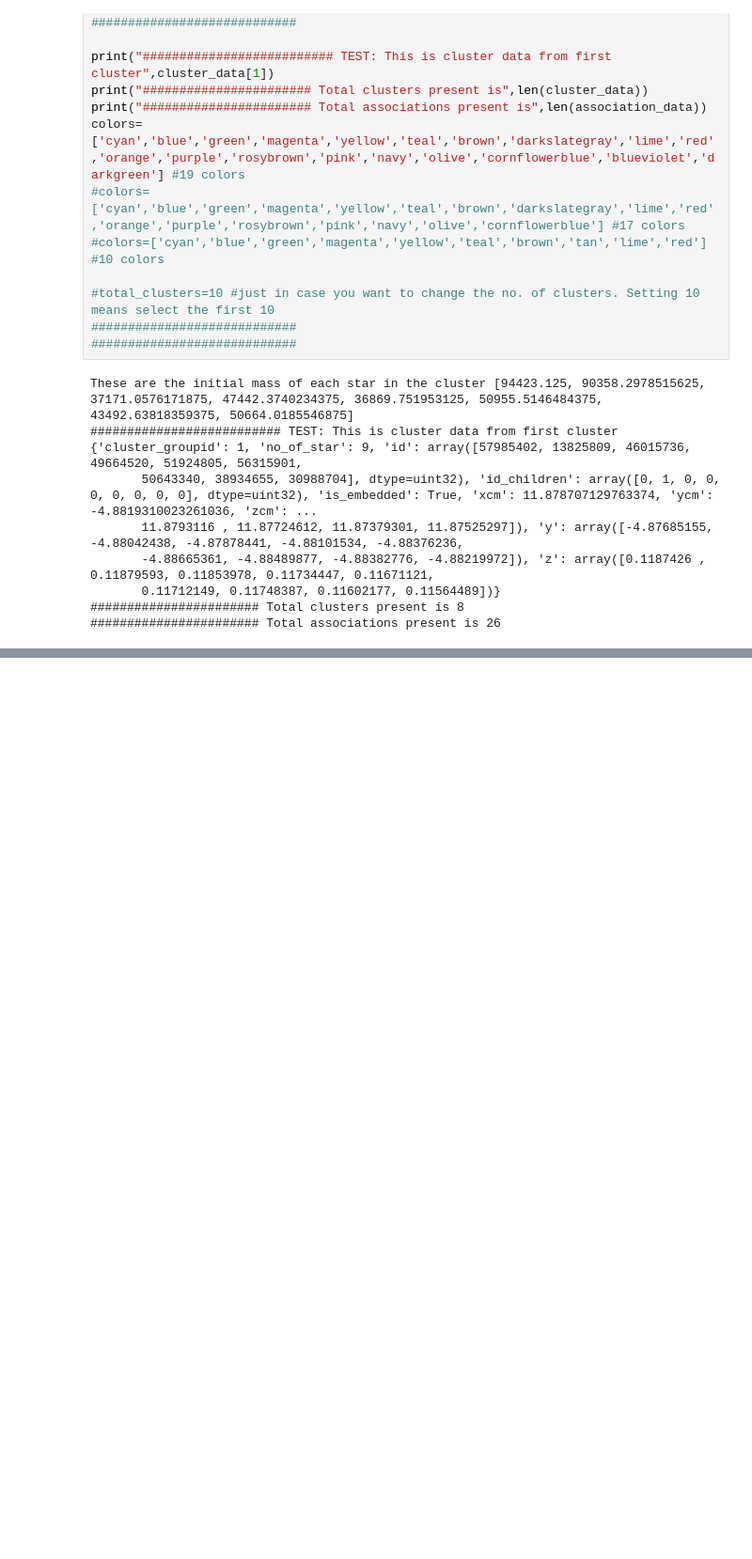
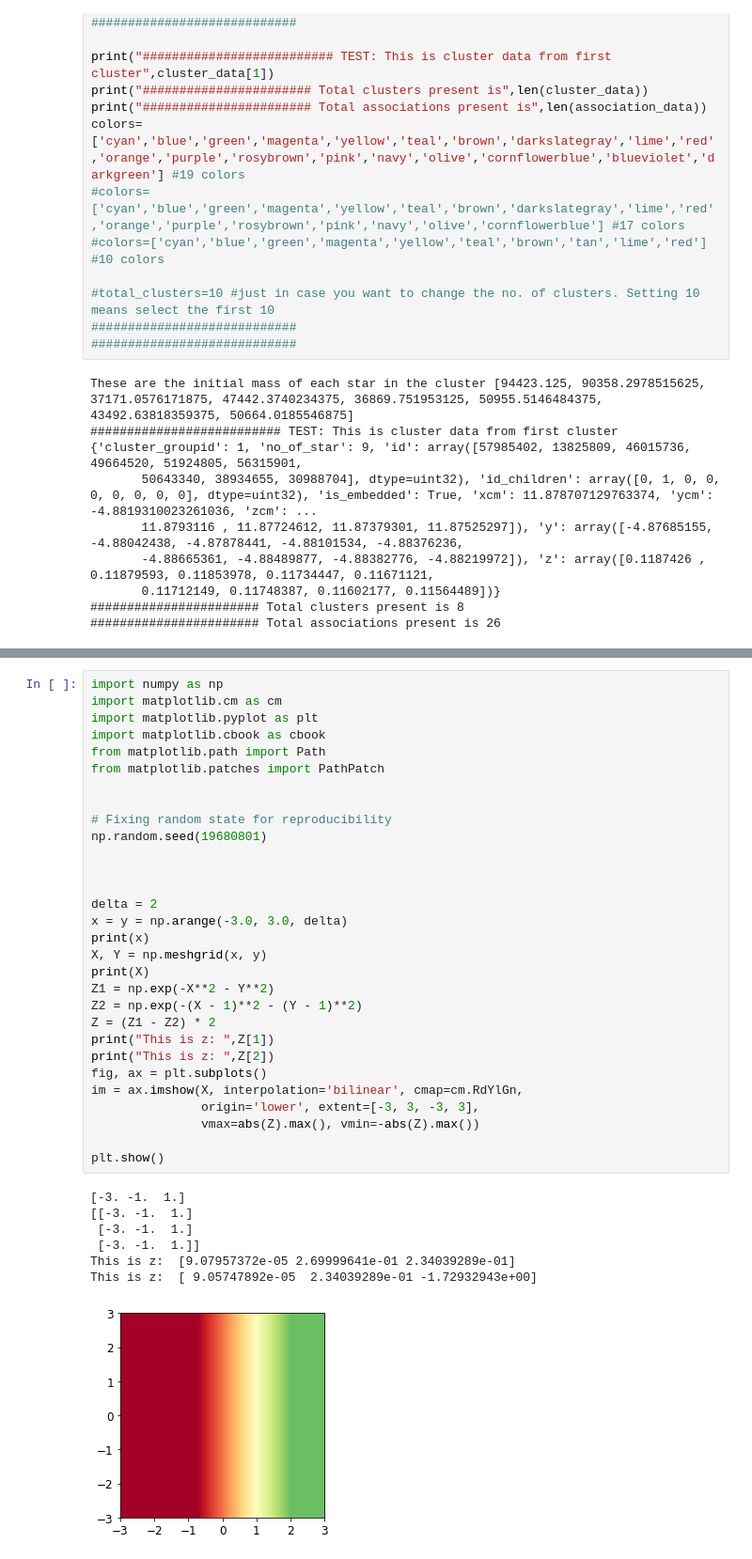
Before and after one commit to binodbhttr/star-cluster-dynamics-in-FIRE, a Jupyter notebook: sarah_paper_plots/m12i/zooming_in_m12i.ipynb, the cells around one changed output, grey strips where cells are left out. Shown: that part at 94% size. Saved outputs shown, nothing was run; the diff lists cells and outputs as text; blank space fills up the shorter version.

```diff
--- a/sarah_paper_plots/m12i/zooming_in_m12i.ipynb
+++ b/sarah_paper_plots/m12i/zooming_in_m12i.ipynb
@@ -157,0 +267,38 @@ gxcm:         xcm
+# %%
+import numpy as np
+import matplotlib.cm as cm
+import matplotlib.pyplot as plt
+import matplotlib.cbook as cbook
+from matplotlib.path import Path
+from matplotlib.patches import PathPatch
+
+
+# Fixing random state for reproducibility
+np.random.seed(19680801)
+
+
+
+delta = 2
+x = y = np.arange(-3.0, 3.0, delta)
+print(x)
+X, Y = np.meshgrid(x, y)
+print(X)
+Z1 = np.exp(-X**2 - Y**2)
+Z2 = np.exp(-(X - 1)**2 - (Y - 1)**2)
+Z = (Z1 - Z2) * 2
+print("This is z: ",Z[1])
+print("This is z: ",Z[2])
+fig, ax = plt.subplots()
+im = ax.imshow(X, interpolation='bilinear', cmap=cm.RdYlGn,
+               origin='lower', extent=[-3, 3, -3, 3],
+               vmax=abs(Z).max(), vmin=-abs(Z).max())
+
+plt.show()
+# %% [output]
+[-3. -1.  1.]
+[[-3. -1.  1.]
+ [-3. -1.  1.]
+ [-3. -1.  1.]]
+This is z:  [9.07957372e-05 2.69999641e-01 2.34039289e-01]
+This is z:  [ 9.05747892e-05  2.34039289e-01 -1.72932943e+00]
+[figure, added]
```
Also changed, not shown: parts of 2 cells of this notebook, 13 other files.
